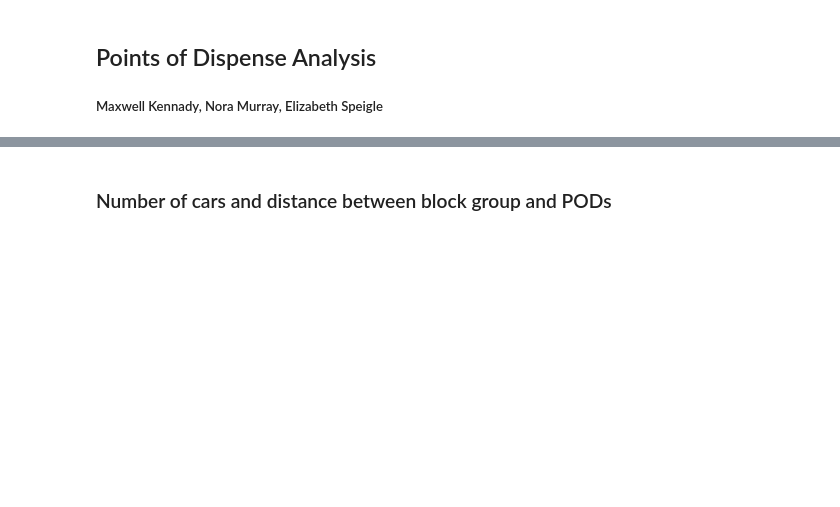
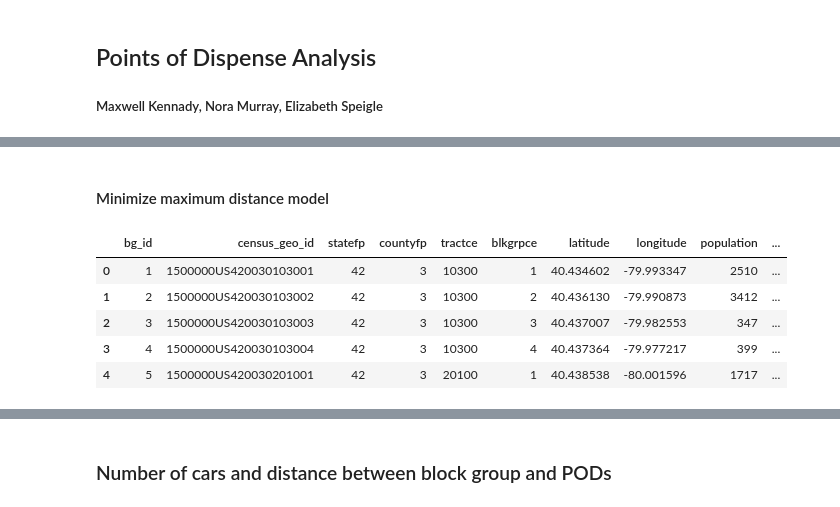
Before and after one commit to espeigle36/points-of-dispense, a Jupyter notebook: Analysis_M.ipynb, the cells around one changed output, grey strips where cells are left out. Cells and saved outputs as stored; diff of their text form; code cells hidden in the pictures; blank space fills up the shorter version.

```diff
--- a/Analysis_M.ipynb
+++ b/Analysis_M.ipynb
@@ -60,0 +125,2 @@ pods_open
+# %% [markdown]
+#### Minimize maximum distance model
@@ -60,0 +140,12 @@ pods_open
+# %%
+#export pods open DataFrame to csv
+pods_open_minmax.to_csv ('data/minmax_19PODs_BGassignment.csv', index = False, header=True)
+
+pods_open_minmax.head()
+# %% [output]
+|  | bg_id | census_geo_id | statefp | countyfp | tractce | blkgrpce | latitude | longitude | population | ... |
+| 0 | 1 | 1500000US420030103001 | 42 | 3 | 10300 | 1 | 40.434602 | -79.993347 | 2510 | ... |
+| 1 | 2 | 1500000US420030103002 | 42 | 3 | 10300 | 2 | 40.436130 | -79.990873 | 3412 | ... |
+| 2 | 3 | 1500000US420030103003 | 42 | 3 | 10300 | 3 | 40.437007 | -79.982553 | 347 | ... |
+| 3 | 4 | 1500000US420030103004 | 42 | 3 | 10300 | 4 | 40.437364 | -79.977217 | 399 | ... |
+| 4 | 5 | 1500000US420030201001 | 42 | 3 | 20100 | 1 | 40.438538 | -80.001596 | 1717 | ... |
```
Also changed, not shown: parts of 18 cells of this notebook, 5 other files.
